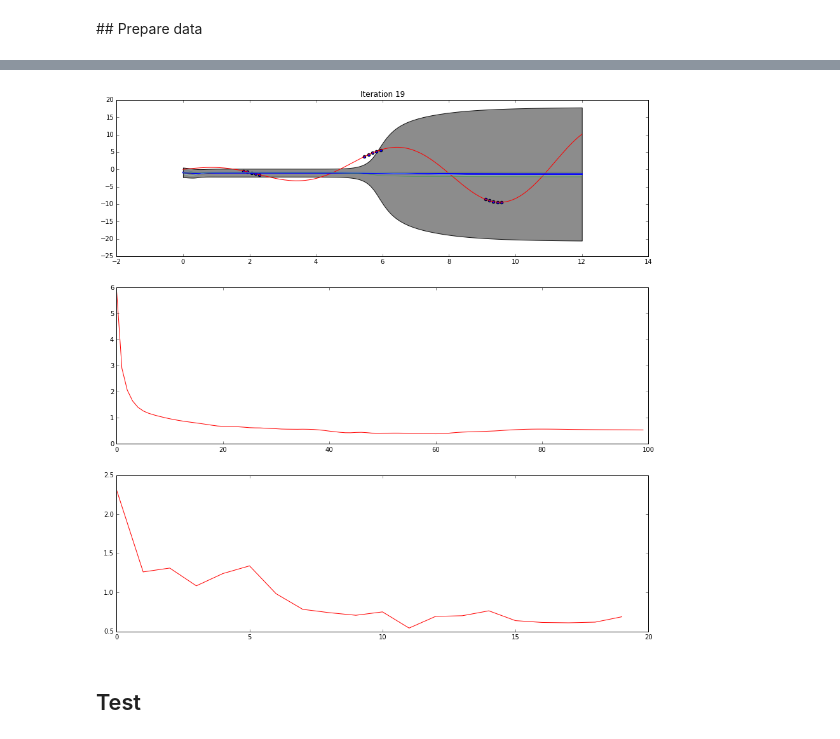
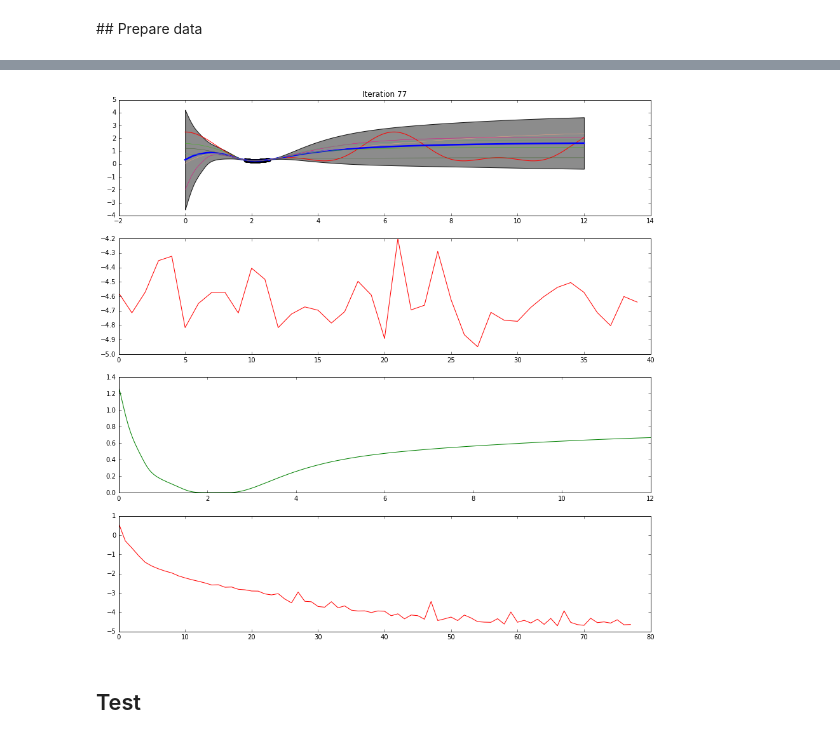
Before and after one commit to mjm522/aml, a Jupyter notebook: aml_dl/src/aml_dl/mdn/notebooks/ensemble_toy_incremental_training_example.ipynb, the cells around one changed output, grey strips where cells are left out. Saved outputs shown, nothing was run; the diff lists cells and outputs as text; code cells hidden in the pictures.

```diff
--- a/aml_dl/src/aml_dl/mdn/notebooks/ensemble_toy_incremental_training_example.ipynb
+++ b/aml_dl/src/aml_dl/mdn/notebooks/ensemble_toy_incremental_training_example.ipynb
@@ -138,7 +146,7 @@ def test_and_plot(i, loss):
     stddev = 3.0
     fig2 = plt.figure(1,figsize=(15,15))
     fig2.clf()
-    ax = fig2.add_subplot(311)
+    ax = fig2.add_subplot(411)
 
     ypl = [float(mu-stddev*np.sqrt(sig)) for mu,sig in zip(mean_out,var_out)]
     yph = [float(mu+stddev*np.sqrt(sig)) for mu,sig in zip(mean_out,var_out)]
@@ -161,9 +169,21 @@ def test_and_plot(i, loss):
 
     plt.title('Iteration %d'%(i,))
 
-    ax2 = fig2.add_subplot(312)
+    ax2 = fig2.add_subplot(412)
     mloss = np.mean(loss,axis=0)
     ax2.plot(mloss[:None], 'r-')
 
+    ax3 = fig2.add_subplot(413)
+    ax3.plot(x_test, np.sqrt(var_out), color='g')
+
+
     return fig2, mloss
+# %%
+# x_train = x_values[350:650,None]
+# y_train = y_values[350:650,None]
+# x_train = x_values[600:900,None]
+# y_train = y_values[600:900,None]
+
+x_train = x_values[753:1054,None]
+y_train = y_values[753:1054,None]
 # %%
@@ -172,6 +192,3 @@ def test_and_plot(i, loss):
-# %%
-x_train = np.vstack([x_values[15:20,None],x_values[45:50,None],x_values[75:80,None]])
-y_train = np.vstack([y_values[15:20,None],y_values[45:50,None],y_values[75:80,None]])
 # %%
 for idx in range(x_train.shape[0]):
     gp.update(x_train[idx,:], y_train[idx,:])
@@ -213,28 +230,28 @@ tf.set_random_seed(42)
 sess = tf.InteractiveSession()
 sess.run(tf.global_variables_initializer())
 # %%
-iterations = 100
+iterations = 40
 # %%
 sess.run(tf.global_variables_initializer())
 # %%
 
 mean_loss = []
-for i in range(1000):
+for i in range(100):
     loss = ensamble_mdn.train(x_train, y_train, sess, iterations)
 
     fig, mloss = test_and_plot(i, loss)
     mean_loss.append(np.mean(mloss))
-    ax2 = fig.add_subplot(313)
+    ax2 = fig.add_subplot(414)
     ax2.plot(mean_loss, 'r-')
 
     display.display(plt.gcf())
     display.clear_output(wait=True)
     time.sleep(0.001)
 
 #     ax = fig2.add_subplot(212)
 #     ax.plot(np.arange(100, iterations,1), loss[0, 100:], 'r-')
 # %% [output]
-[figure, old version]
+[figure, new version]
 # %%
 #plot loss curves
 plt.figure(figsize=(15,15))
```
Also changed, not shown: parts of 8 cells of this notebook, 2 other files.
